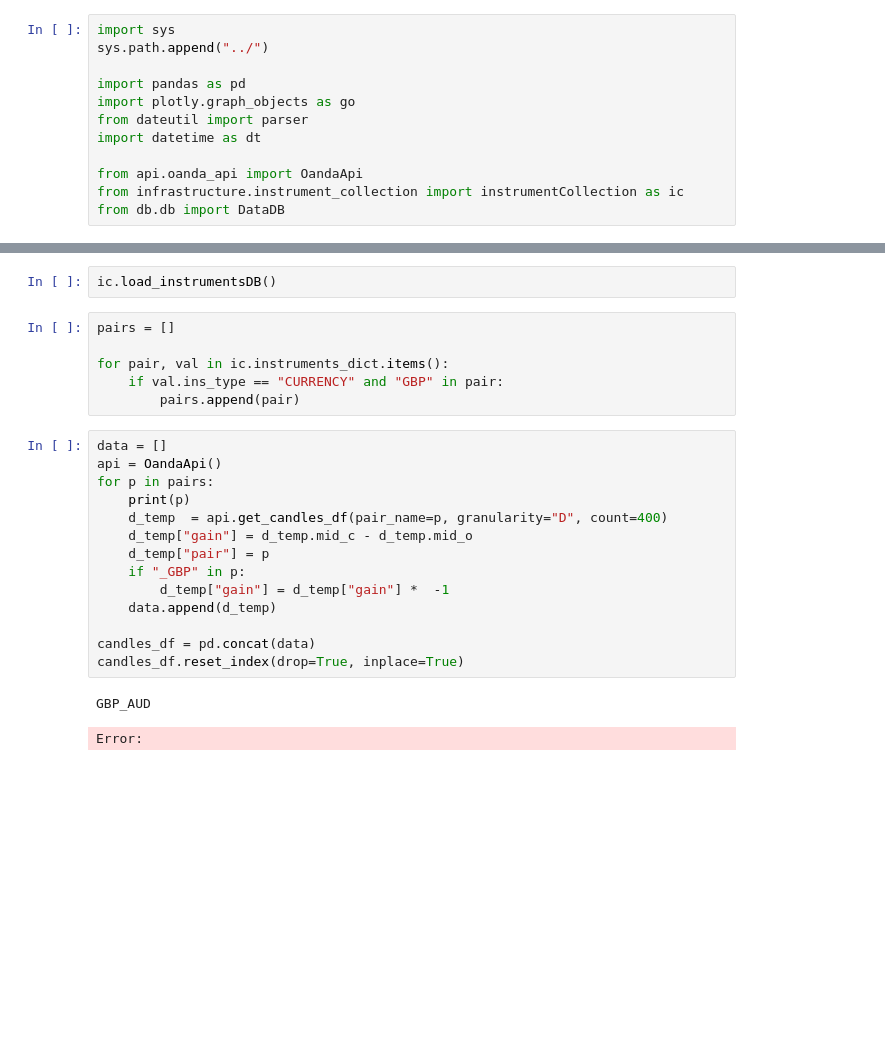
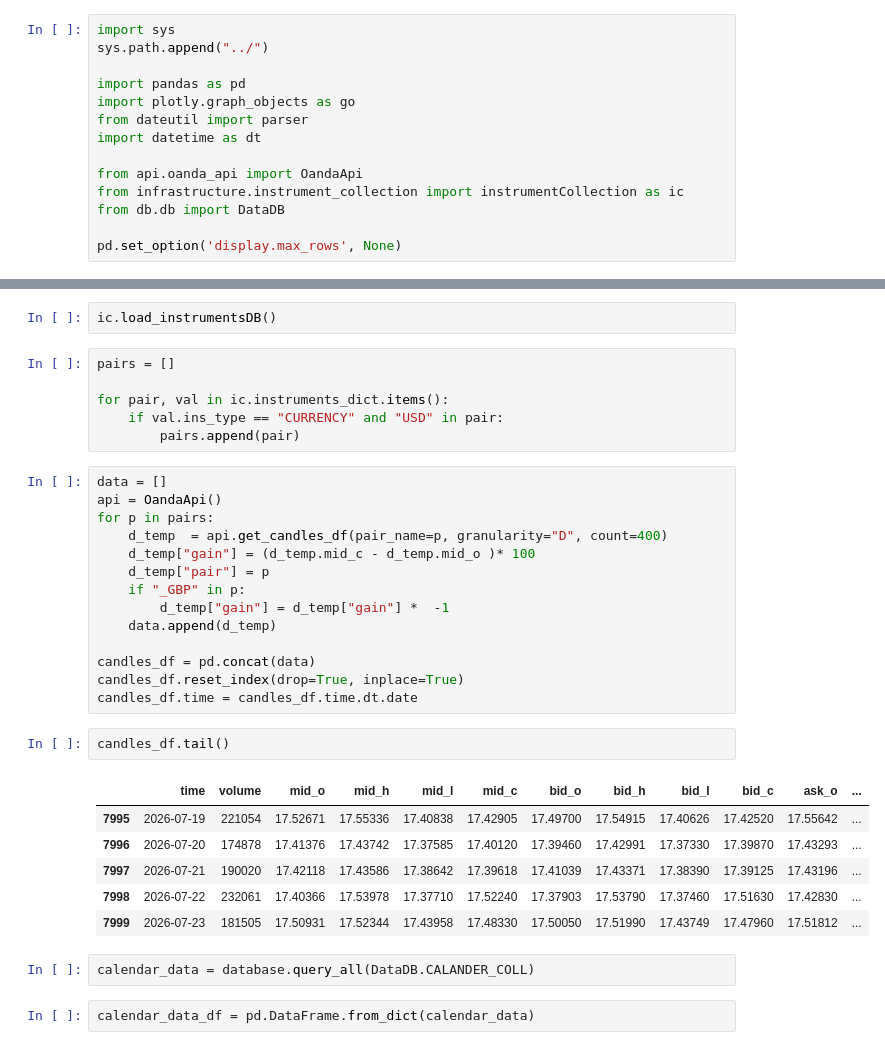
Before and after one commit to otavius/artisan-trading, a Jupyter notebook: exploration/calendar_data.ipynb, the cells around one changed output, grey strips where cells are left out. Drawn from its saved outputs; the diff is of its cells as text; blank space fills up the shorter version.

```diff
--- a/exploration/calendar_data.ipynb
+++ b/exploration/calendar_data.ipynb
@@ -10,6 +10,8 @@ import datetime as dt
 from api.oanda_api import OandaApi
 from infrastructure.instrument_collection import instrumentCollection as ic
 from db.db import DataDB
+
+pd.set_option('display.max_rows', None)
 # %%
 database = DataDB()
 # %%
@@ -18,15 +20,14 @@ ic.load_instrumentsDB()
 pairs = []
 
 for pair, val in ic.instruments_dict.items():
-    if val.ins_type == "CURRENCY" and "GBP" in pair:
+    if val.ins_type == "CURRENCY" and "USD" in pair:
         pairs.append(pair)
 # %%
 data = []
 api = OandaApi()
 for p in pairs:
-    print(p)
     d_temp  = api.get_candles_df(pair_name=p, granularity="D", count=400)
-    d_temp["gain"] = d_temp.mid_c - d_temp.mid_o
+    d_temp["gain"] = (d_temp.mid_c - d_temp.mid_o )* 100
     d_temp["pair"] = p
     if "_GBP" in p:
         d_temp["gain"] = d_temp["gain"] *  -1
@@ -34,6 +35,17 @@ for p in pairs:
 
 candles_df = pd.concat(data)
 candles_df.reset_index(drop=True, inplace=True)
+candles_df.time = candles_df.time.dt.date
-# %% [output]
-GBP_AUD
-Error:
+# %%
+candles_df.tail()
+# %% [output]
+|  | time | volume | mid_o | mid_h | mid_l | mid_c | bid_o | bid_h | bid_l | bid_c | ask_o | ... |
+| 7995 | 2026-07-19 | 221054 | 17.52671 | 17.55336 | 17.40838 | 17.42905 | 17.49700 | 17.54915 | 17.40626 | 17.42520 | 17.55642 | ... |
+| 7996 | 2026-07-20 | 174878 | 17.41376 | 17.43742 | 17.37585 | 17.40120 | 17.39460 | 17.42991 | 17.37330 | 17.39870 | 17.43293 | ... |
+| 7997 | 2026-07-21 | 190020 | 17.42118 | 17.43586 | 17.38642 | 17.39618 | 17.41039 | 17.43371 | 17.38390 | 17.39125 | 17.43196 | ... |
+| 7998 | 2026-07-22 | 232061 | 17.40366 | 17.53978 | 17.37710 | 17.52240 | 17.37903 | 17.53790 | 17.37460 | 17.51630 | 17.42830 | ... |
+| 7999 | 2026-07-23 | 181505 | 17.50931 | 17.52344 | 17.43958 | 17.48330 | 17.50050 | 17.51990 | 17.43749 | 17.47960 | 17.51812 | ... |
+# %%
+calendar_data = database.query_all(DataDB.CALANDER_COLL)
+# %%
+calendar_data_df = pd.DataFrame.from_dict(calendar_data)
```
Also changed, not shown: parts of 20 cells of this notebook, 33 other files.
